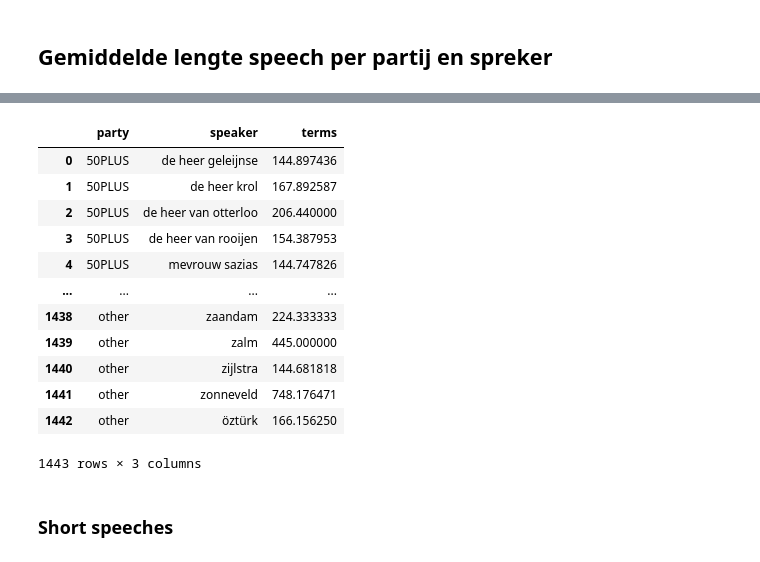
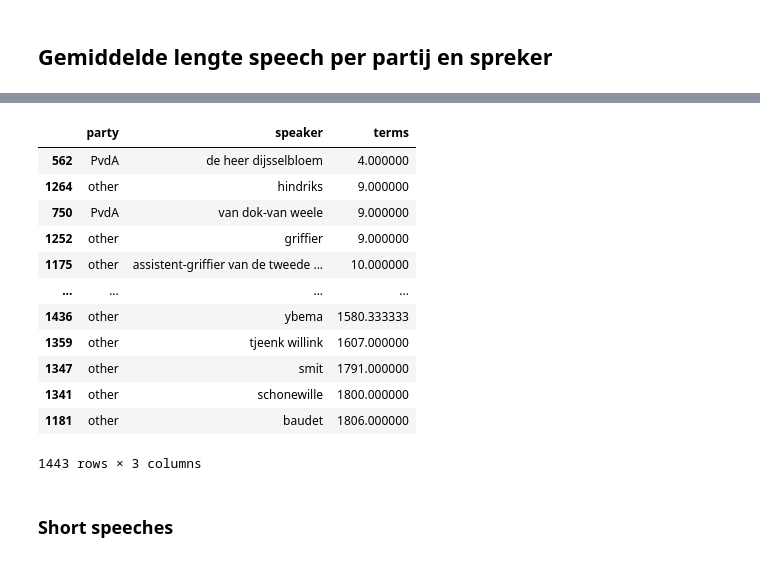
Before and after one commit to longhowlam/kamer_debatten, a Jupyter notebook: tweede_kamer_metadata_analyse.ipynb, the cells around one changed output, grey strips where cells are left out. Drawn from its saved outputs; the diff is of its cells as text; code cells hidden in the pictures.

```diff
--- a/tweede_kamer_metadata_analyse.ipynb
+++ b/tweede_kamer_metadata_analyse.ipynb
@@ -131,2 +167,9 @@ calmap.yearplot(events, year=2017)
 # %% [markdown]
 ## Gemiddelde lengte speech per partij en spreker
+# %%
+tweede_kamer = (
+    tweede_kamer
+    .assign(log_terms = np.log10(tweede_kamer.terms))
+)
+
+sns.distplot(tweede_kamer.log_terms, kde = False)
@@ -148,20 +194,20 @@ partijen_terms = (
     .reset_index()
 )
 # %%
-partijen_terms
+partijen_terms.sort_values('terms')
 # %% [output]
 |  | party | speaker | terms |
-| 0 | 50PLUS | de heer geleijnse | 144.897436 |
-| 1 | 50PLUS | de heer krol | 167.892587 |
-| 2 | 50PLUS | de heer van otterloo | 206.440000 |
-| 3 | 50PLUS | de heer van rooijen | 154.387953 |
-| 4 | 50PLUS | mevrouw sazias | 144.747826 |
+| 562 | PvdA | de heer dijsselbloem | 4.000000 |
+| 1264 | other | hindriks | 9.000000 |
+| 750 | PvdA | van dok-van weele | 9.000000 |
+| 1252 | other | griffier | 9.000000 |
+| 1175 | other | assistent-griffier van de tweede ... | 10.000000 |
 | ... | ... | ... | ... |
-| 1438 | other | zaandam | 224.333333 |
-| 1439 | other | zalm | 445.000000 |
-| 1440 | other | zijlstra | 144.681818 |
-| 1441 | other | zonneveld | 748.176471 |
-| 1442 | other | öztürk | 166.156250 |
+| 1436 | other | ybema | 1580.333333 |
+| 1359 | other | tjeenk willink | 1607.000000 |
+| 1347 | other | smit | 1791.000000 |
+| 1341 | other | schonewille | 1800.000000 |
+| 1181 | other | baudet | 1806.000000 |
 1443 rows × 3 columns
 # %%
 fig = px.histogram(partijen_terms.query('terms < 1000'), x = "terms", width = 1500, height=1200, facet_col = "party", facet_col_wrap = 4)
```
Also changed, not shown: parts of 10 cells of this notebook, 3 other files.
